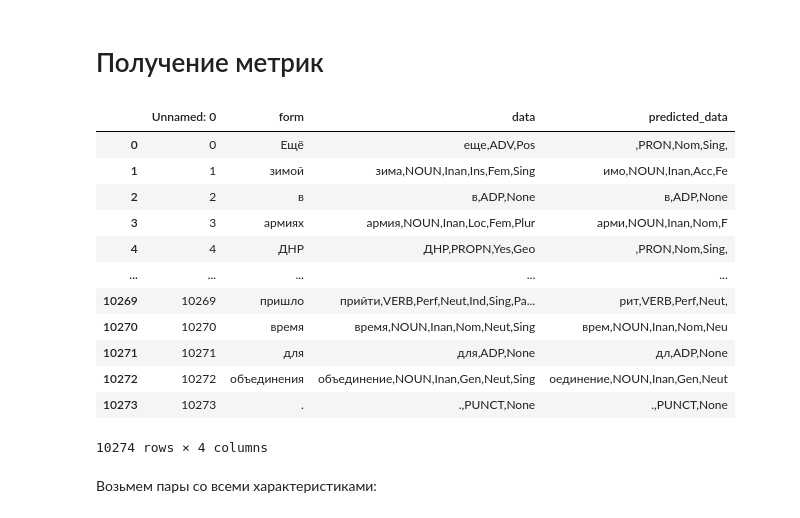
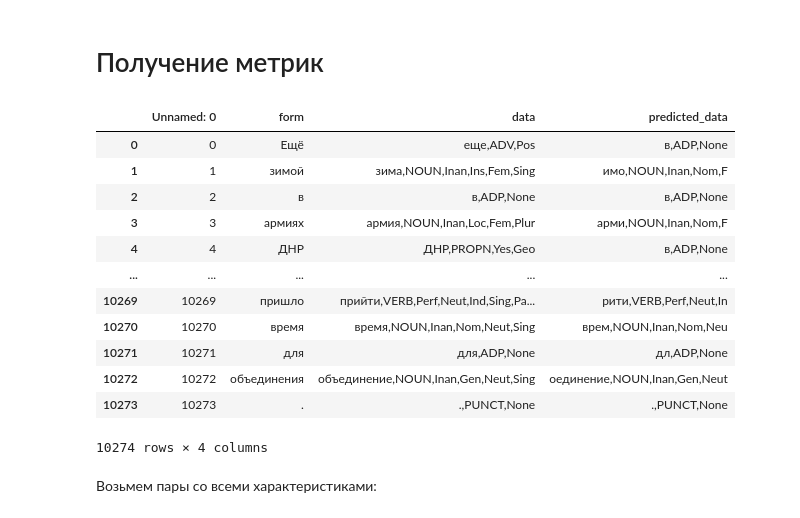
Before and after one commit to Mefeoss/Diploma_MA_with_neural_networks, a Jupyter notebook: Get_metrics.ipynb, the cells around one changed output. Drawn from its saved outputs; the diff is of its cells as text; code cells hidden in the pictures.

```diff
--- a/Get_metrics.ipynb
+++ b/Get_metrics.ipynb
@@ -4,17 +4,17 @@
 import csv
 import pandas as pd
 # %%
-df = pd.read_csv(r'taiga_test_t5_kmeans.csv')
+df = pd.read_csv(r'taiga_test_t5_aggl.csv')
 df
 # %% [output]
 |  | Unnamed: 0 | form | data | predicted_data |
-| 0 | 0 | Ещё | еще,ADV,Pos | ,PRON,Nom,Sing, |
-| 1 | 1 | зимой | зима,NOUN,Inan,Ins,Fem,Sing | имо,NOUN,Inan,Acc,Fe |
+| 0 | 0 | Ещё | еще,ADV,Pos | в,ADP,None |
+| 1 | 1 | зимой | зима,NOUN,Inan,Ins,Fem,Sing | имо,NOUN,Inan,Nom,F |
 | 2 | 2 | в | в,ADP,None | в,ADP,None |
 | 3 | 3 | армиях | армия,NOUN,Inan,Loc,Fem,Plur | арми,NOUN,Inan,Nom,F |
-| 4 | 4 | ДНР | ДНР,PROPN,Yes,Geo | ,PRON,Nom,Sing, |
+| 4 | 4 | ДНР | ДНР,PROPN,Yes,Geo | в,ADP,None |
 | ... | ... | ... | ... | ... |
-| 10269 | 10269 | пришло | прийти,VERB,Perf,Neut,Ind,Sing,Pa... | рит,VERB,Perf,Neut, |
+| 10269 | 10269 | пришло | прийти,VERB,Perf,Neut,Ind,Sing,Pa... | рити,VERB,Perf,Neut,In |
 | 10270 | 10270 | время | время,NOUN,Inan,Nom,Neut,Sing | врем,NOUN,Inan,Nom,Neu |
 | 10271 | 10271 | для | для,ADP,None | дл,ADP,None |
 | 10272 | 10272 | объединения | объединение,NOUN,Inan,Gen,Neut,Sing | оединение,NOUN,Inan,Gen,Neut |
```
Also changed, not shown: parts of 30 cells of this notebook.
